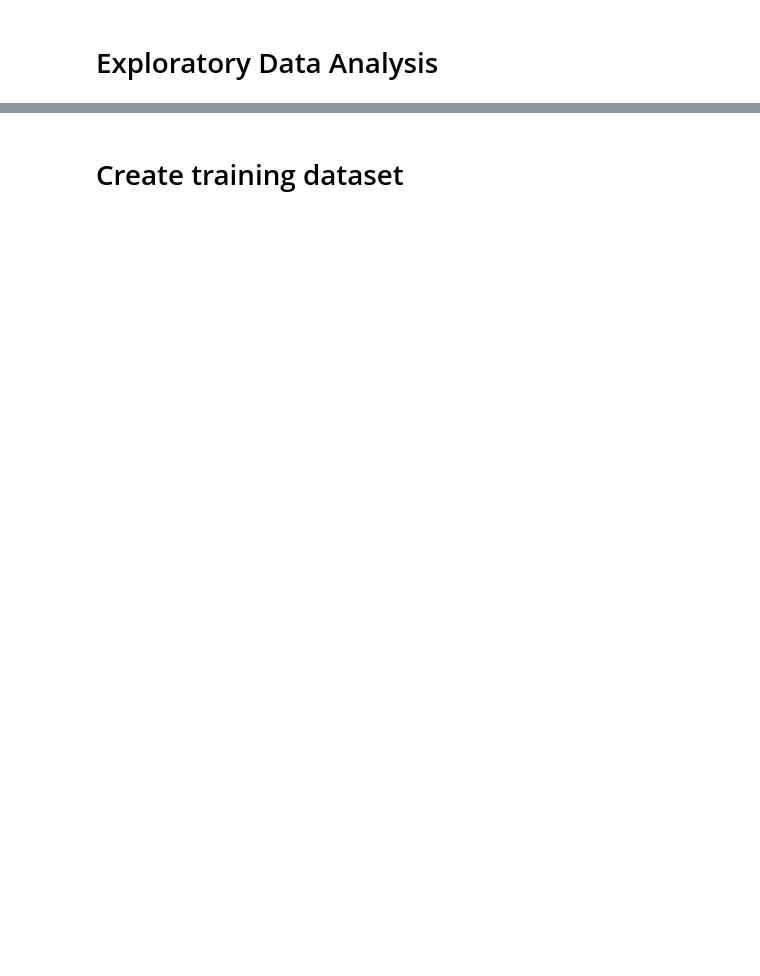
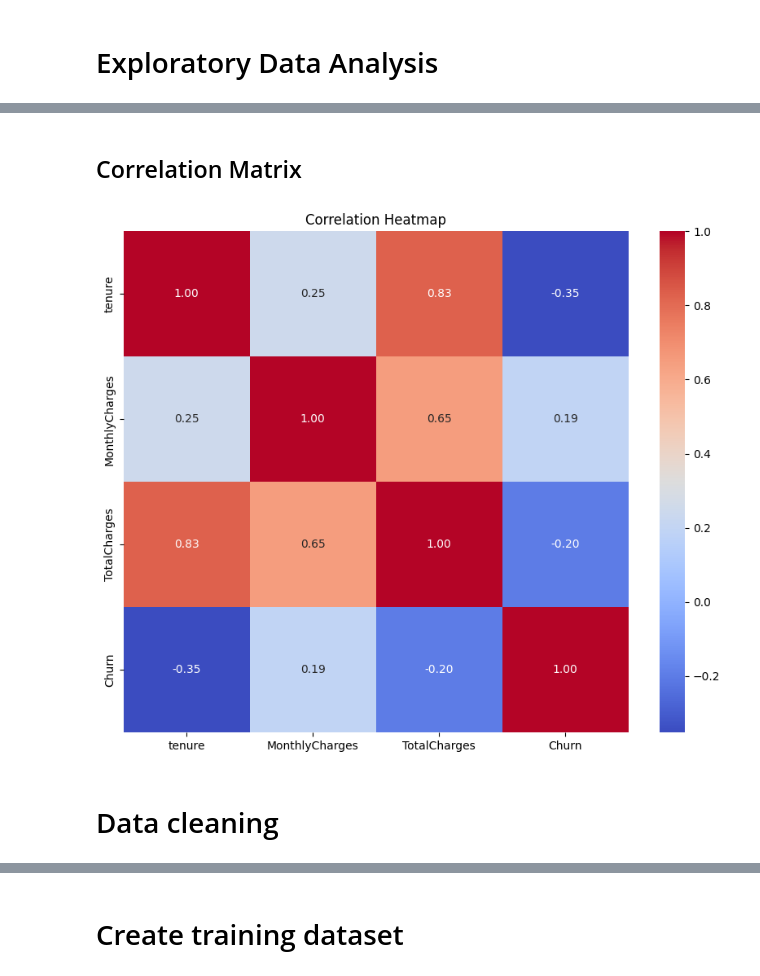
Before and after one commit to Alan-Grech295/cis3190-telco-churn, a Jupyter notebook: Telco Customer Churn.ipynb, the cells around one changed output, grey strips where cells are left out. Saved outputs shown, nothing was run; the diff lists cells and outputs as text; code cells hidden in the pictures; blank space fills up the shorter version.

```diff
--- a/Telco Customer Churn.ipynb
+++ b/Telco Customer Churn.ipynb
@@ -69,0 +136,18 @@ seaborn.scatterplot(data=original_df, x="tenure", y="MonthlyCharges", hue="Contr
+# %% [markdown]
+## Correlation Matrix
+# %%
+# Convert Churn column from Yes/No to Binary 0/1
+df['Churn'] = df['Churn'].map({'Yes': 1, 'No': 0})
+df['TotalCharges'] = pd.to_numeric(df['TotalCharges'], errors='coerce')
+
+corr_matrix = df[numerical_columns + ["Churn"]].corr()
+
+# Plot correlation matrix heatmap
+plt.figure(figsize=(10, 8))
+sns.heatmap(corr_matrix, annot=True, cmap='coolwarm', fmt='.2f')
+plt.title('Correlation Heatmap')
+plt.show()
+# %% [output]
+[figure, added]
+# %% [markdown]
+# Data cleaning
```
Also changed, not shown: parts of 21 cells of this notebook, 2 other files.
